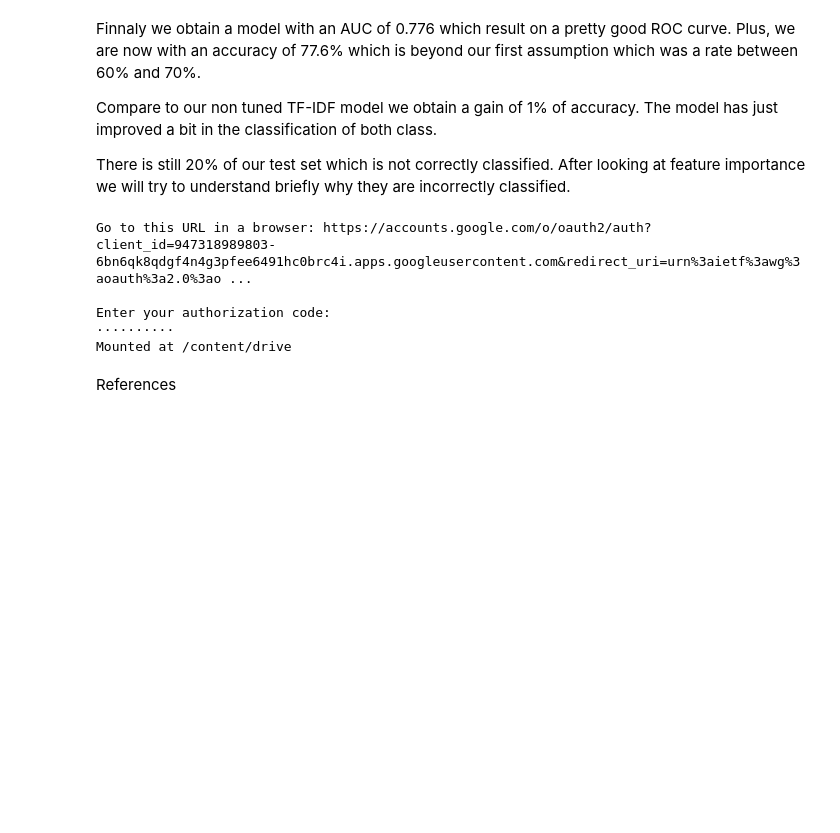
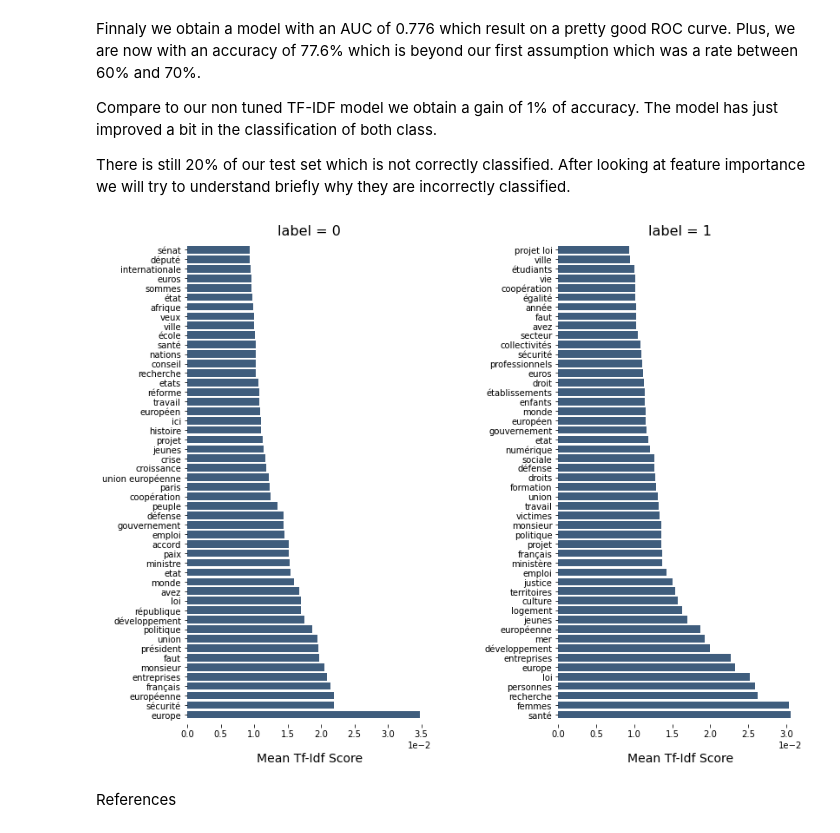
Before and after one commit to cerezamo/NLP_brouillon, a Jupyter notebook: Partie_1.ipynb, the cells around one changed output. Cells and saved outputs as stored; diff of their text form; code cells hidden in the pictures; blank space fills up the shorter version.

```diff
--- a/Partie_1.ipynb
+++ b/Partie_1.ipynb
@@ -1213,12 +1211,3 @@ Finnaly we obtain a model with an AUC of 0.776 which result on a pretty good ROC
 Compare to our non tuned TF-IDF model we obtain a gain of 1% of accuracy. The model has just improved a bit in the classification of both class.
 
 There is still 20% of our test set which is not correctly classified. After looking at feature importance we will try to understand briefly why they are incorrectly classified.
-# %%
-from google.colab import drive
-drive.mount('/content/drive')
-# %% [output]
-Go to this URL in a browser: https://accounts.google.com/o/oauth2/auth?client_id=947318989803-6bn6qk8qdgf4n4g3pfee6491hc0brc4i.apps.googleusercontent.com&redirect_uri=urn%3aietf%3awg%3aoauth%3a2.0%3ao ...
-
-Enter your authorization code:
-··········
-Mounted at /content/drive
@@ -1224,0 +1264,4 @@ Mounted at /content/drive
+# %%
+plot_tfidf_classfeats_h(top_feats_by_class(X_train_idf, y_train_idf, features, min_tfidf=0.1, top_n=50))
+# %% [output]
+[figure, added]
```
Also changed, not shown: parts of 4 cells of this notebook.
